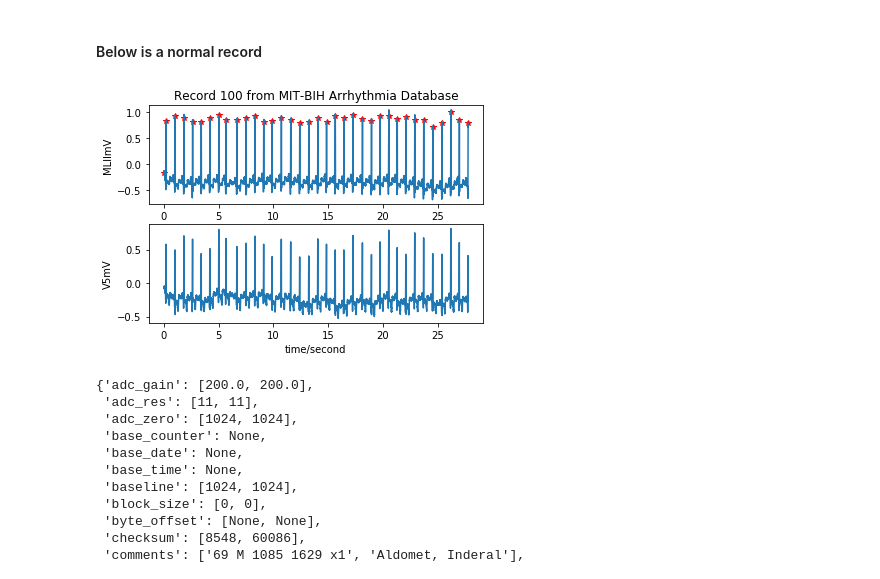
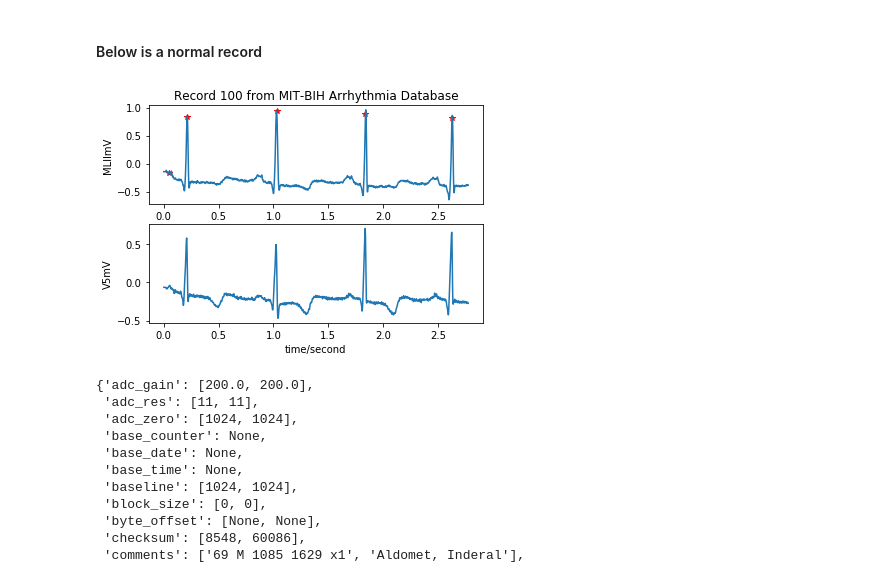
Before and after one commit to chandra-natarajan/TeamExplore, a Jupyter notebook: database download and visualization.ipynb, the cells around one changed output. Cells and saved outputs as stored; diff of their text form; code cells hidden in the pictures.

```diff
--- a/database download and visualization.ipynb
+++ b/database download and visualization.ipynb
@@ -41,21 +41,21 @@ from IPython.display import display
 # %%
 # some parameters
 file_name = '100'
-sampfrom, sampto = 0, 10000 # sample range
+sampfrom, sampto = 0, 1000 # sample range
 channels = [0, 1]
 
 # Read a WFDB record and return the signal and record descriptors as attributes in a Record object
 record = wfdb.rdrecord(file_name, sampfrom = sampfrom, sampto = sampto, channels = channels)
 
 # Read a WFDB annotation file and return an Annotation object
 annotation = wfdb.rdann(file_name, 'atr', sampfrom = sampfrom, sampto = sampto)
 
 # Plot the record along with the annotations
 wfdb.plot_wfdb(record = record, annotation = annotation,
                title = 'Record ' + file_name + ' from MIT-BIH Arrhythmia Database',
                time_units = 'seconds')
 # %% [output]
-[figure, old version]
+[figure, new version]
 # %%
 # display record and annotation attributes
 display(record.__dict__)
```
Also changed, not shown: parts of 15 cells of this notebook.
